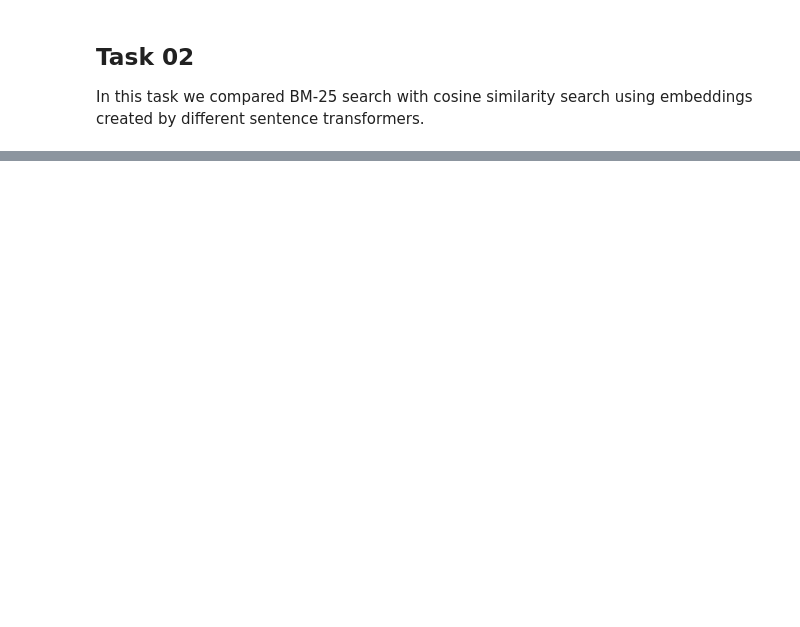
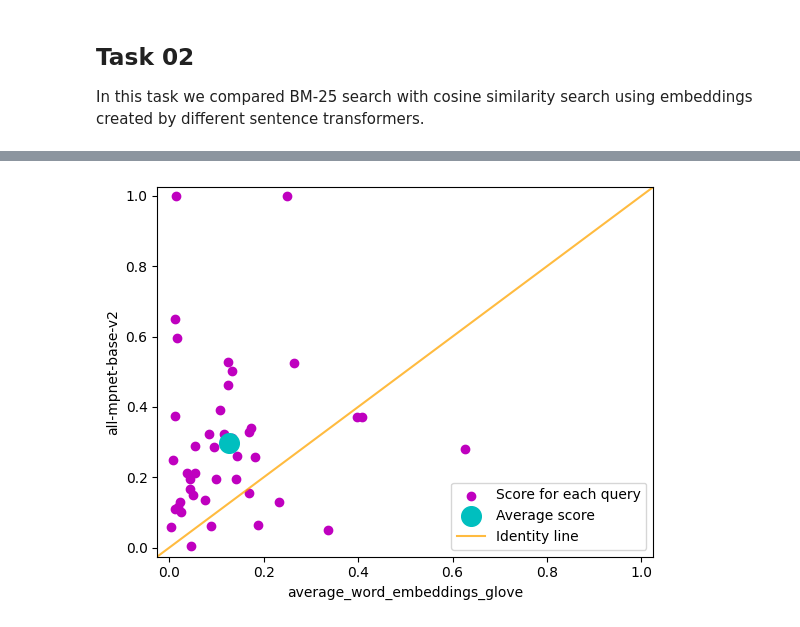
Before and after one commit to massimilianoviola/advanced-information-retrieval, a Jupyter notebook: tasks_presentation.ipynb, the cells around one changed output, grey strips where cells are left out. Saved outputs shown, nothing was run; the diff lists cells and outputs as text; code cells hidden in the pictures; blank space fills up the shorter version.

Commit message:
main-improved jupiter notebook with functioning scatter plot

```diff
--- a/tasks_presentation.ipynb
+++ b/tasks_presentation.ipynb
@@ -93,13 +24,18 @@ def compare_results_scatter_plot(dataset_name, result_file_name_ids, axis_descri
+# %%
+def compare_results_scatter_plot(result_file_names, axis_descriptions, title="Search performace comparison", fig_filename=""):
+    x = pd.read_csv(result_file_names[0], sep="\t", header=None).sort_values(by=[1])[2].to_numpy()
+    y = pd.read_csv(result_file_names[1], sep="\t", header=None).sort_values(by=[1])[2].to_numpy()
+    plt.scatter(x[:-1], y[:-1], c="m", label="Score for each query")
+    plt.scatter(x[-1], y[-1], s=[200], c="c", label="Average score")
+    plt.plot(np.linspace(-0.025, 1.025), np.linspace(-0.025, 1.025), label="Identity line", c="orange", alpha=0.75)
+    plt.xlim(-0.025, 1.025)
+    plt.ylim(-0.025, 1.025)
+    plt.xlabel(axis_descriptions[0])
+    plt.ylabel(axis_descriptions[1])
+    plt.legend()
+    plt.show()
+    if fig_filename:
+        plt.savefig(fig_filename, dpi=300)
 # %% [markdown]
 ## Task 02
 In this task we compared BM-25 search with cosine similarity search using embeddings created by different sentence transformers.
-# %%
-for dataset_name in DATASET_NAMES:
-    for model_name, model_shortcut, embedding_dimensions in zip(TASK_02_MODEL_NAMES, TASK_02_MODEL_SHORTCUTS, TASK_02_EMBEDD_DIMENSIONS):
-        create_and_index_embeddings(dataset_name, model_name, model_shortcut, embedding_dimensions)
-        search_with_embedded_queries(dataset_name, model_name, model_shortcut)
-        evaluate_search_with_treceval(dataset_name, model_shortcut)
-
-    # compare some models with BM-25
-    compare_results_scatter_plot(dataset_name, ["bm25", TASK_02_MODEL_SHORTCUTS[0]], ["BM-25", TASK_02_MODEL_NAMES[0]])
-    compare_results_scatter_plot(dataset_name, ["bm25", TASK_02_MODEL_SHORTCUTS[3]], ["BM-25", TASK_02_MODEL_NAMES[3]])
@@ -112,0 +42,20 @@ for dataset_name in DATASET_NAMES:
+# %%
+
+MODEL_SHORTCUTS = ["glove", "minil6", "minil12", "mpnetv2"]
+MODEL_NAMES = ["average_word_embeddings_glove.6B.300d", "all-MiniLM-L6-v2", "all-MiniLM-L12-v2", "all-mpnet-base-v2"]
+
+for dataset_name in DATASET_NAMES:
+    for model_name, model_shortcut in zip(MODEL_NAMES, MODEL_SHORTCUTS):
+        # indexing documents from a data set converted to embeddings into elasticsearch
+        os.system(f"python3 embedding_index.py -f ./data/{dataset_name}/{dataset_name}.json -i {model_shortcut}_{dataset_name} -m {model_name} -v 0")
+
+        # running search on the indexed documents using queries converted to embeddings
+        os.system(f"python3 embedding_search.py -q ./data/{dataset_name}/queries.json -i {model_shortcut}_{dataset_name} -m {model_name} -o ./task_02/outputs/{model_shortcut}_{dataset_name}.txt")
+
+        # evaluating the search results with trec_eval
+        os.system(f"{TREC_EVAL_COMMAND} -m map -q ./data/{dataset_name}/qrels-treceval.txt ./task_02/outputs/{model_shortcut}_{dataset_name}.txt > ./task_02/results/map_{model_shortcut}_{dataset_name}.txt")
+
+# TODO add more plots with BM-25
+compare_results_scatter_plot(["./task_02/results/map_glove_cacm.txt", "./task_02/results/map_mpnetv2_cacm.txt"], ["average_word_embeddings_glove", "all-mpnet-base-v2"])
+# %% [output]
+[figure, added]
```
Also changed, not shown: parts of 6 cells of this notebook, 3 other files.
